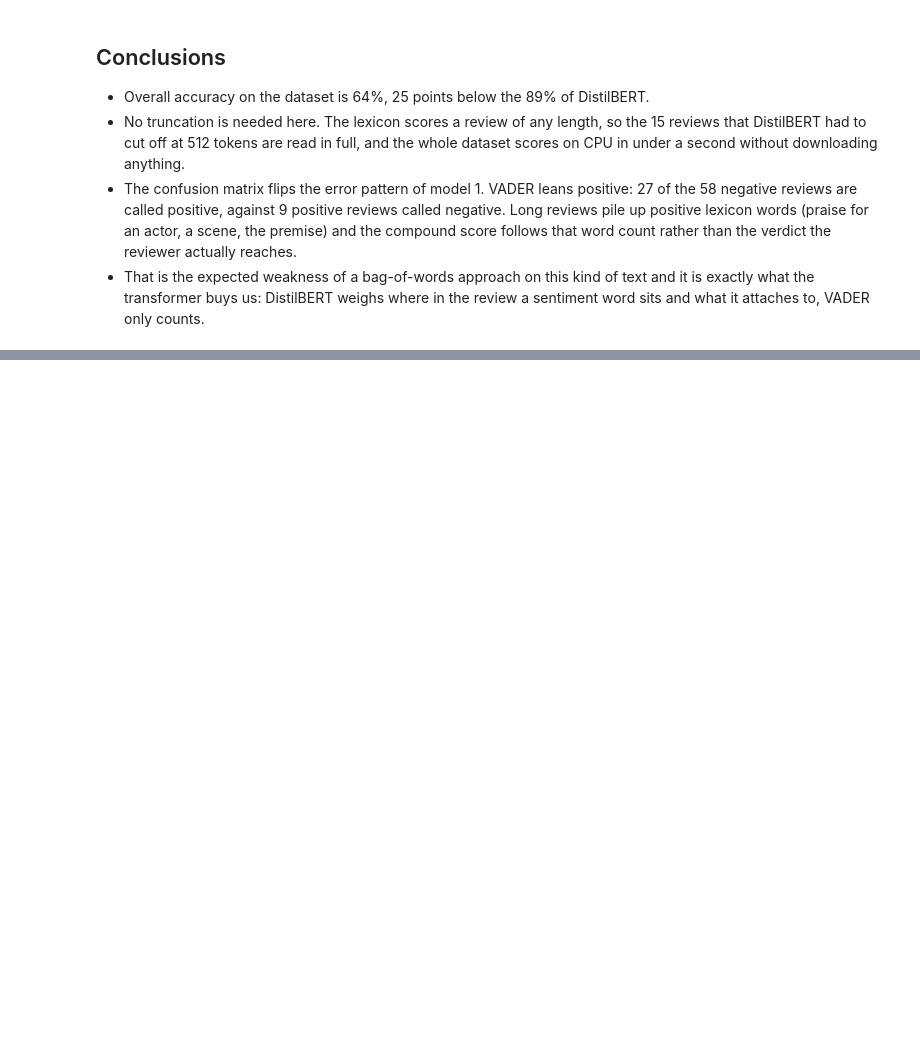
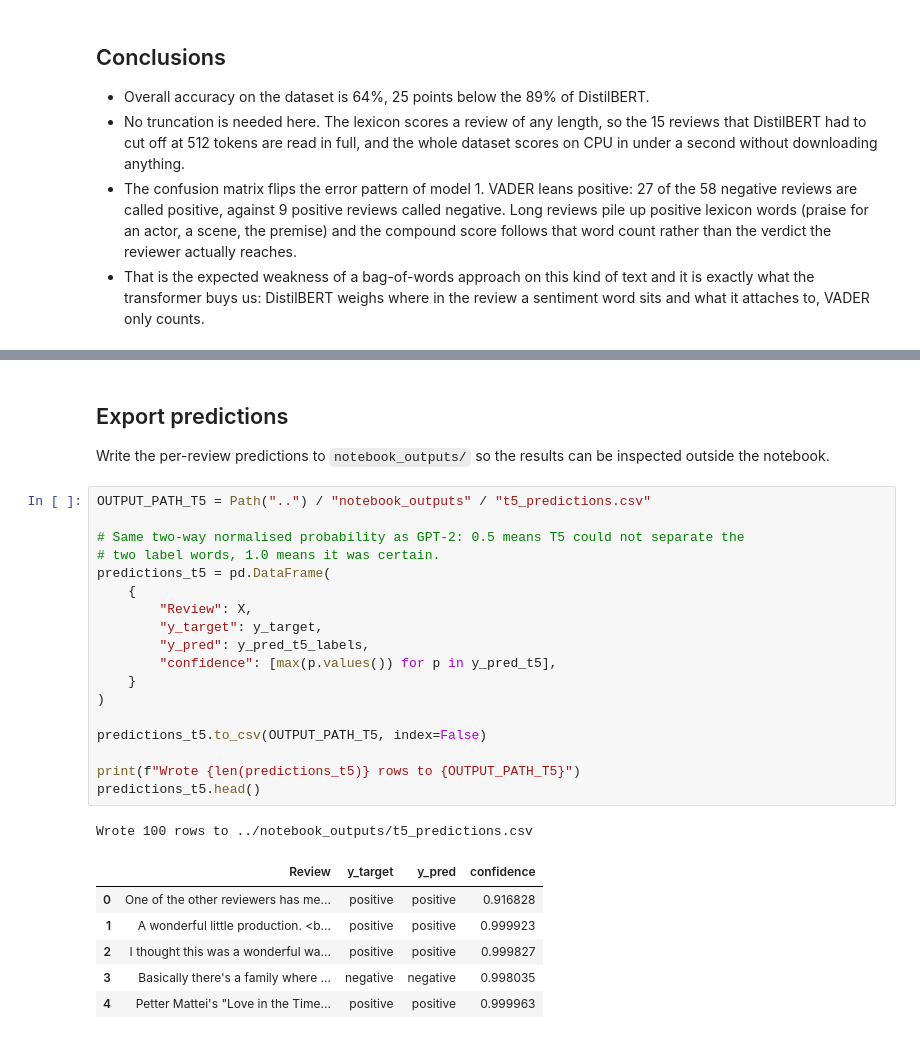
Before and after one commit to idekker1/SentimentAnalysis, a Jupyter notebook: notebooks/Analysis.ipynb, the cells around one changed output, grey strips where cells are left out. Saved outputs shown, nothing was run; the diff lists cells and outputs as text; blank space fills up the shorter version.

```diff
--- a/notebooks/Analysis.ipynb
+++ b/notebooks/Analysis.ipynb
@@ -265,0 +517,31 @@ Wrote 100 rows to ../notebook_outputs/vader_predictions.csv
+# %% [markdown]
+## Export predictions
+
+Write the per-review predictions to `notebook_outputs/` so the results can be
+inspected outside the notebook.
+# %%
+OUTPUT_PATH_T5 = Path("..") / "notebook_outputs" / "t5_predictions.csv"
+
+# Same two-way normalised probability as GPT-2: 0.5 means T5 could not separate the
+# two label words, 1.0 means it was certain.
+predictions_t5 = pd.DataFrame(
+    {
+        "Review": X,
+        "y_target": y_target,
+        "y_pred": y_pred_t5_labels,
+        "confidence": [max(p.values()) for p in y_pred_t5],
+    }
+)
+
+predictions_t5.to_csv(OUTPUT_PATH_T5, index=False)
+
+print(f"Wrote {len(predictions_t5)} rows to {OUTPUT_PATH_T5}")
+predictions_t5.head()
+# %% [output]
+Wrote 100 rows to ../notebook_outputs/t5_predictions.csv
+|  | Review | y_target | y_pred | confidence |
+| 0 | One of the other reviewers has me... | positive | positive | 0.916828 |
+| 1 | A wonderful little production. <b... | positive | positive | 0.999923 |
+| 2 | I thought this was a wonderful wa... | positive | positive | 0.999827 |
+| 3 | Basically there's a family where ... | negative | negative | 0.998035 |
+| 4 | Petter Mattei's "Love in the Time... | positive | positive | 0.999963 |
```
Also changed, not shown: parts of 14 cells of this notebook, 2 other files.
